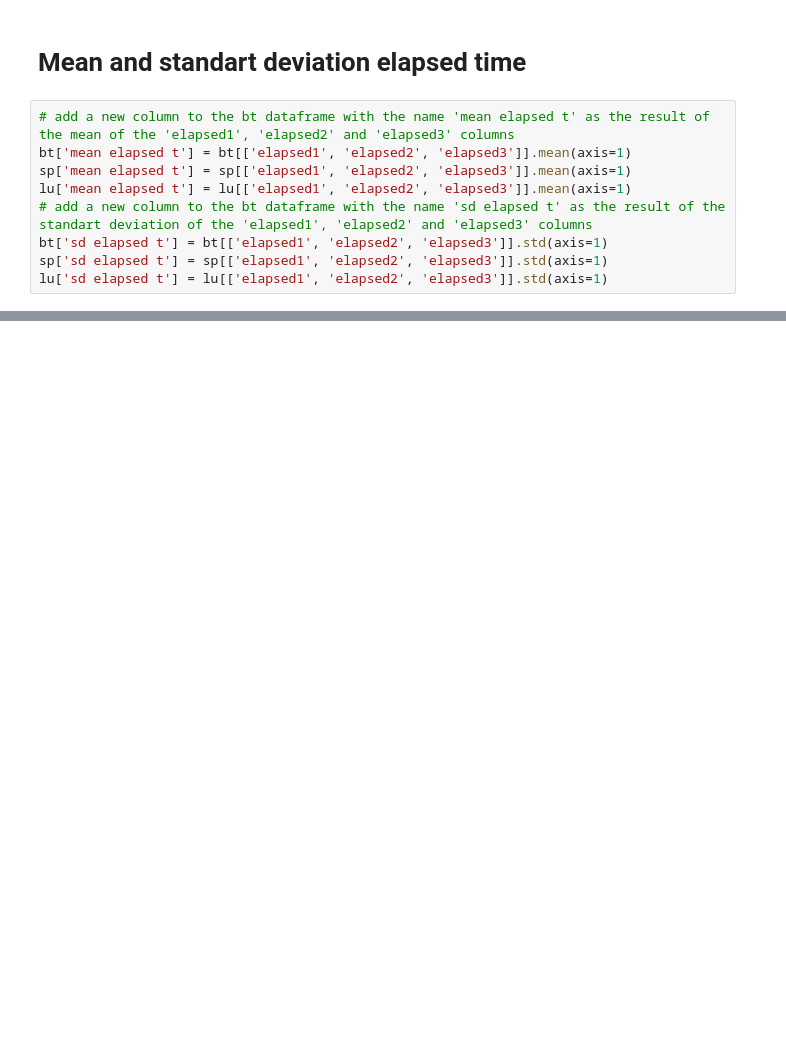
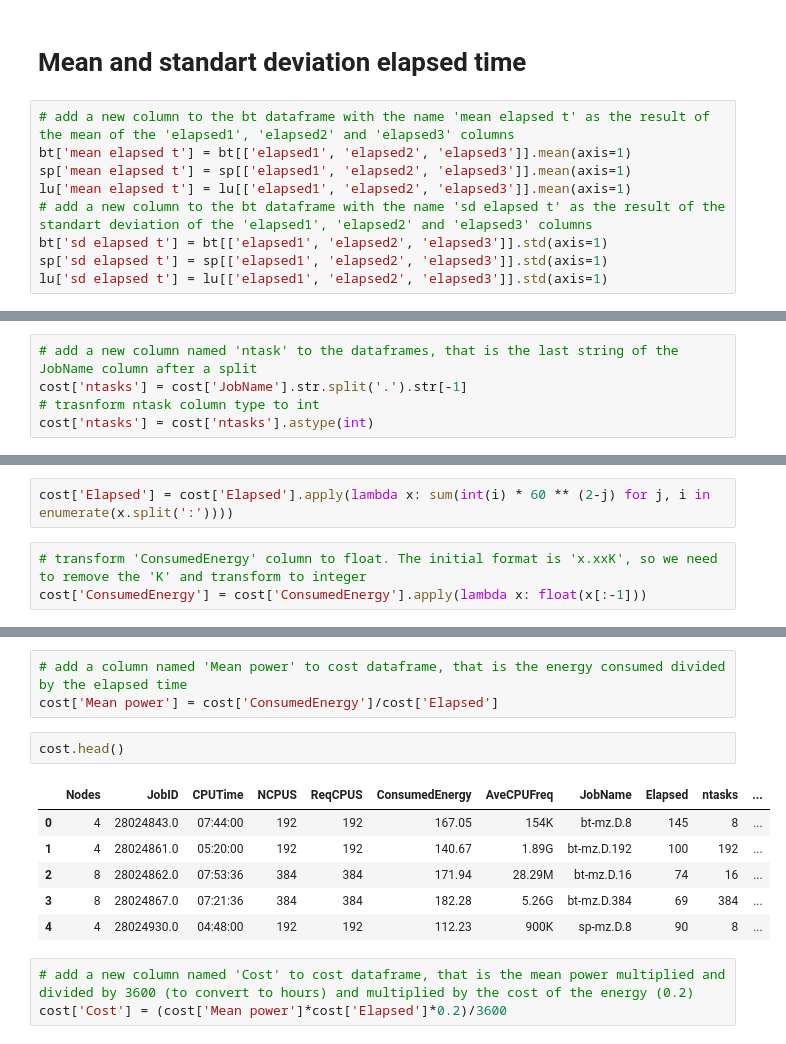
Before and after one commit to 0J0P0/High-Performance-Computing-Project, a Jupyter notebook: plot.ipynb, the cells around one changed output, grey strips where cells are left out. Drawn from its saved outputs; the diff is of its cells as text; blank space fills up the shorter version.

```diff
--- a/plot.ipynb
+++ b/plot.ipynb
@@ -166,0 +405,5 @@ ValueError: could not convert string to float: ''
+# %%
+# add a new column named 'ntask' to the dataframes, that is the last string of the JobName column after a split
+cost['ntasks'] = cost['JobName'].str.split('.').str[-1]
+# trasnform ntask column type to int
+cost['ntasks'] = cost['ntasks'].astype(int)
@@ -166,0 +425,5 @@ ValueError: could not convert string to float: ''
+# %%
+cost['Elapsed'] = cost['Elapsed'].apply(lambda x: sum(int(i) * 60 ** (2-j) for j, i in enumerate(x.split(':'))))
+# %%
+# transform 'ConsumedEnergy' column to float. The initial format is 'x.xxK', so we need to remove the 'K' and transform to integer
+cost['ConsumedEnergy'] = cost['ConsumedEnergy'].apply(lambda x: float(x[:-1]))
@@ -166,0 +453,15 @@ ValueError: could not convert string to float: ''
+# %%
+# add a column named 'Mean power' to cost dataframe, that is the energy consumed divided by the elapsed time
+cost['Mean power'] = cost['ConsumedEnergy']/cost['Elapsed']
+# %%
+cost.head()
+# %% [output]
+|  | Nodes | JobID | CPUTime | NCPUS | ReqCPUS | ConsumedEnergy | AveCPUFreq | JobName | Elapsed | ntasks | ... |
+| 0 | 4 | 28024843.0 | 07:44:00 | 192 | 192 | 167.05 | 154K | bt-mz.D.8 | 145 | 8 | ... |
+| 1 | 4 | 28024861.0 | 05:20:00 | 192 | 192 | 140.67 | 1.89G | bt-mz.D.192 | 100 | 192 | ... |
+| 2 | 8 | 28024862.0 | 07:53:36 | 384 | 384 | 171.94 | 28.29M | bt-mz.D.16 | 74 | 16 | ... |
+| 3 | 8 | 28024867.0 | 07:21:36 | 384 | 384 | 182.28 | 5.26G | bt-mz.D.384 | 69 | 384 | ... |
+| 4 | 4 | 28024930.0 | 04:48:00 | 192 | 192 | 112.23 | 900K | sp-mz.D.8 | 90 | 8 | ... |
+# %%
+# add a new column named 'Cost' to cost dataframe, that is the mean power multiplied and divided by 3600 (to convert to hours) and multiplied by the cost of the energy (0.2)
+cost['Cost'] = (cost['Mean power']*cost['Elapsed']*0.2)/3600
```
Also changed, not shown: parts of 57 cells of this notebook, 7 other files.
